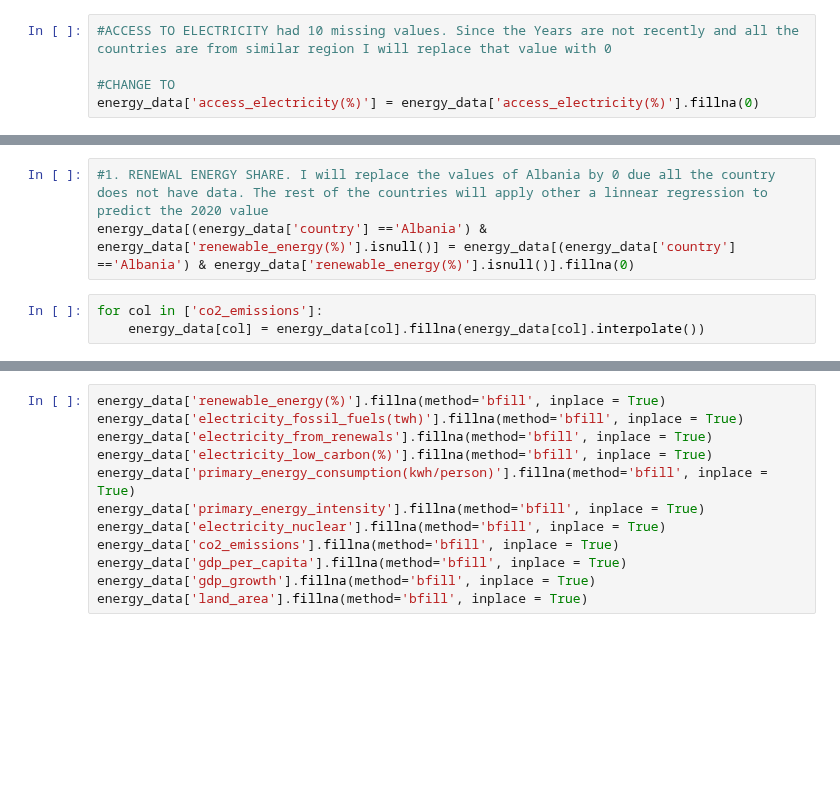
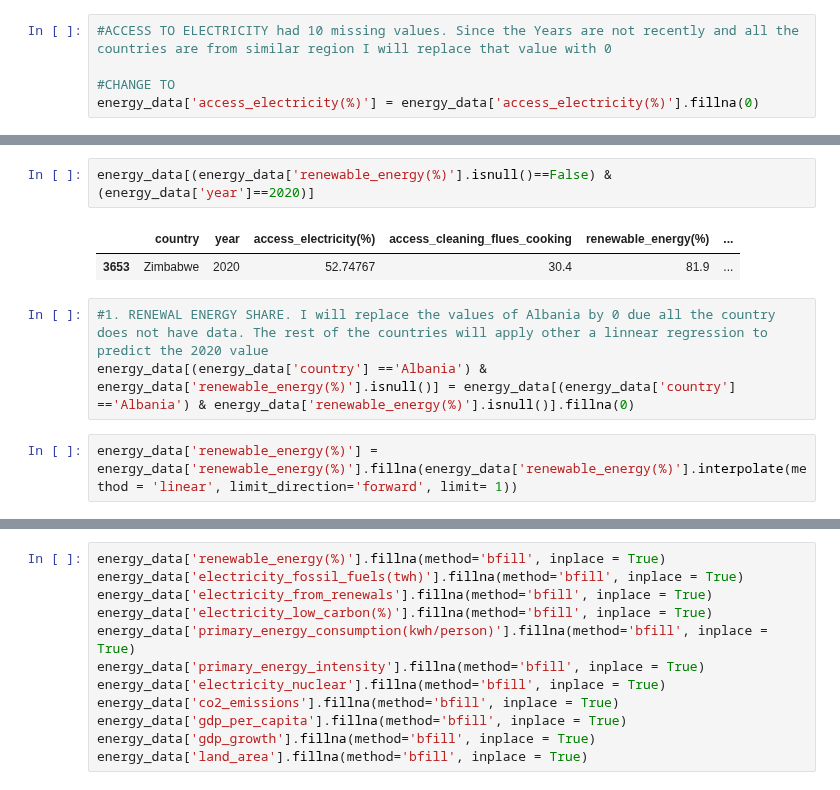
Before and after one commit to elkinbarretorojas/data_science, a Jupyter notebook: text_analysis/New/energy/model.ipynb, the cells around one changed output, grey strips where cells are left out. Cells and saved outputs as stored; diff of their text form; blank space fills up the shorter version.

```diff
--- a/text_analysis/New/energy/model.ipynb
+++ b/text_analysis/New/energy/model.ipynb
@@ -172,6 +273,10 @@ energy_data = energy_data.drop(['renewal_electricity_capacity(per person)','fina
+# %%
+energy_data[(energy_data['renewable_energy(%)'].isnull()==False) & (energy_data['year']==2020)]
+# %% [output]
+|  | country | year | access_electricity(%) | access_cleaning_flues_cooking | renewable_energy(%) | ... |
+| 3653 | Zimbabwe | 2020 | 52.74767 | 30.4 | 81.9 | ... |
 # %%
 #1. RENEWAL ENERGY SHARE. I will replace the values of Albania by 0 due all the country does not have data. The rest of the countries will apply other a linnear regression to predict the 2020 value
 energy_data[(energy_data['country'] =='Albania') & energy_data['renewable_energy(%)'].isnull()] = energy_data[(energy_data['country'] =='Albania') & energy_data['renewable_energy(%)'].isnull()].fillna(0)
-# %%
-for col in ['co2_emissions']:
-    energy_data[col] = energy_data[col].fillna(energy_data[col].interpolate())
+# %%
+energy_data['renewable_energy(%)'] = energy_data['renewable_energy(%)'].fillna(energy_data['renewable_energy(%)'].interpolate(method = 'linear', limit_direction='forward', limit= 1))
```
Also changed, not shown: parts of 18 cells of this notebook.
